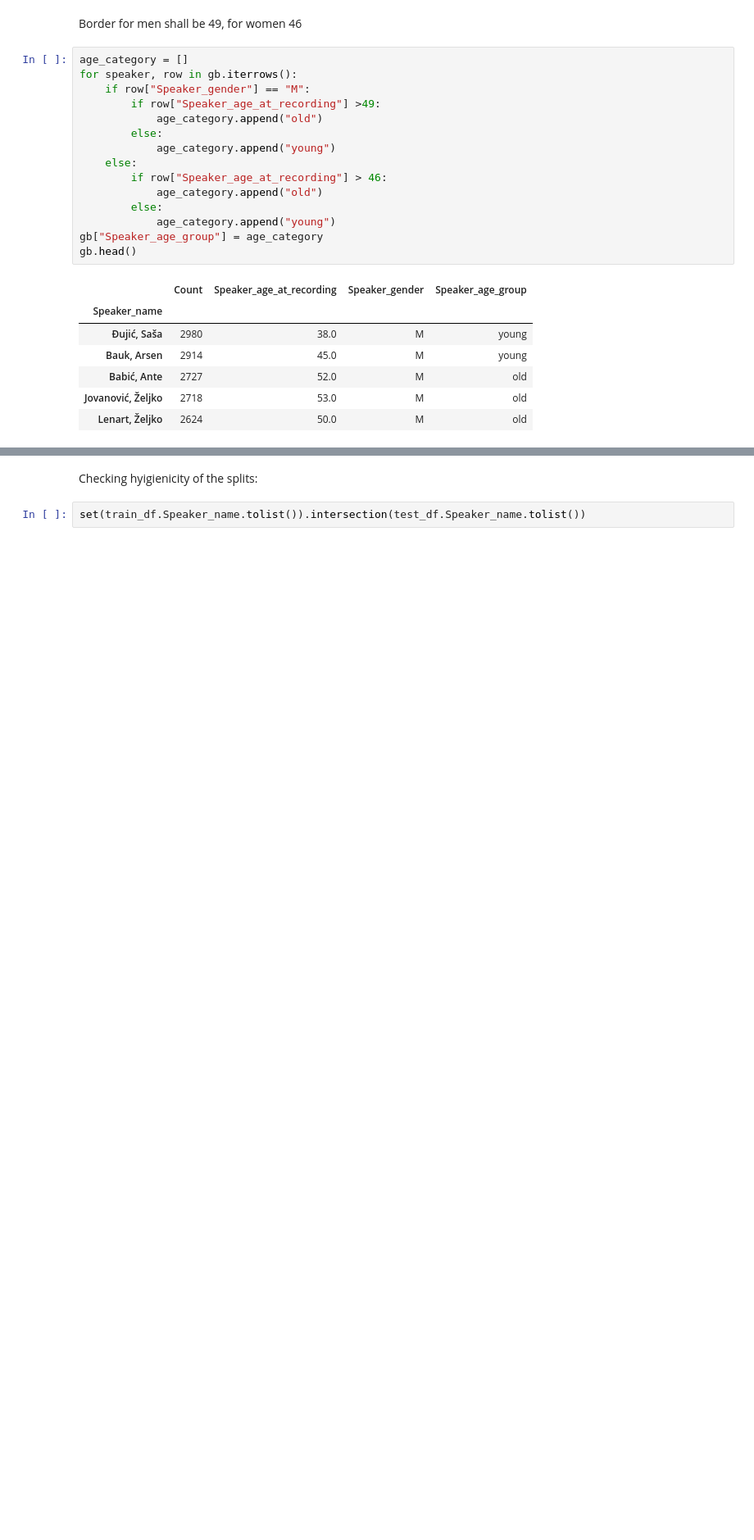
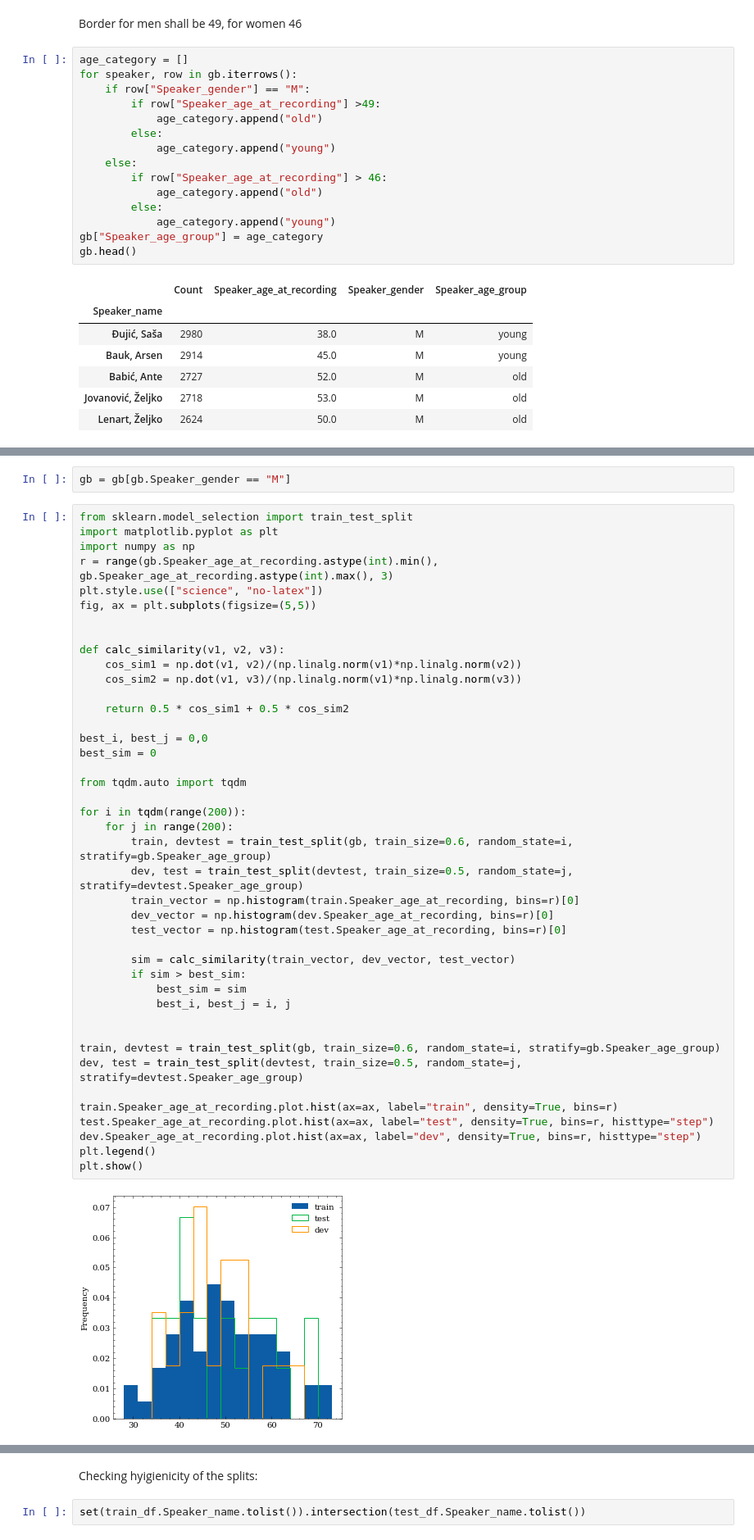
Before and after one commit to 5roop/task11, a Jupyter notebook: 005_age_classification_dataset_preparation_v2.ipynb, the cells around one changed output, grey strips where cells are left out. Shown at 82% size. Cells and saved outputs as stored; diff of their text form; blank space fills up the shorter version.

```diff
--- a/005_age_classification_dataset_preparation_v2.ipynb
+++ b/005_age_classification_dataset_preparation_v2.ipynb
@@ -188,0 +106,46 @@ gb.loc[all_train, :].shape
+# %%
+gb = gb[gb.Speaker_gender == "M"]
+# %%
+from sklearn.model_selection import train_test_split
+import matplotlib.pyplot as plt
+import numpy as np
+r = range(gb.Speaker_age_at_recording.astype(int).min(), gb.Speaker_age_at_recording.astype(int).max(), 3)
+plt.style.use(["science", "no-latex"])
+fig, ax = plt.subplots(figsize=(5,5))
+
+
+def calc_similarity(v1, v2, v3):
+    cos_sim1 = np.dot(v1, v2)/(np.linalg.norm(v1)*np.linalg.norm(v2))
+    cos_sim2 = np.dot(v1, v3)/(np.linalg.norm(v1)*np.linalg.norm(v3))
+
+    return 0.5 * cos_sim1 + 0.5 * cos_sim2
+
+best_i, best_j = 0,0
+best_sim = 0
+
+from tqdm.auto import tqdm
+
+for i in tqdm(range(200)):
+    for j in range(200):
+        train, devtest = train_test_split(gb, train_size=0.6, random_state=i, stratify=gb.Speaker_age_group)
+        dev, test = train_test_split(devtest, train_size=0.5, random_state=j, stratify=devtest.Speaker_age_group)
+        train_vector = np.histogram(train.Speaker_age_at_recording, bins=r)[0]
+        dev_vector = np.histogram(dev.Speaker_age_at_recording, bins=r)[0]
+        test_vector = np.histogram(test.Speaker_age_at_recording, bins=r)[0]
+
+        sim = calc_similarity(train_vector, dev_vector, test_vector)
+        if sim > best_sim:
+            best_sim = sim
+            best_i, best_j = i, j
+
+
+train, devtest = train_test_split(gb, train_size=0.6, random_state=i, stratify=gb.Speaker_age_group)
+dev, test = train_test_split(devtest, train_size=0.5, random_state=j, stratify=devtest.Speaker_age_group)
+
+train.Speaker_age_at_recording.plot.hist(ax=ax, label="train", density=True, bins=r)
+test.Speaker_age_at_recording.plot.hist(ax=ax, label="test", density=True, bins=r, histtype="step")
+dev.Speaker_age_at_recording.plot.hist(ax=ax, label="dev", density=True, bins=r, histtype="step")
+plt.legend()
+plt.show()
+# %% [output]
+[figure, added]
```
Also changed, not shown: parts of 11 cells of this notebook, 4 other files.
